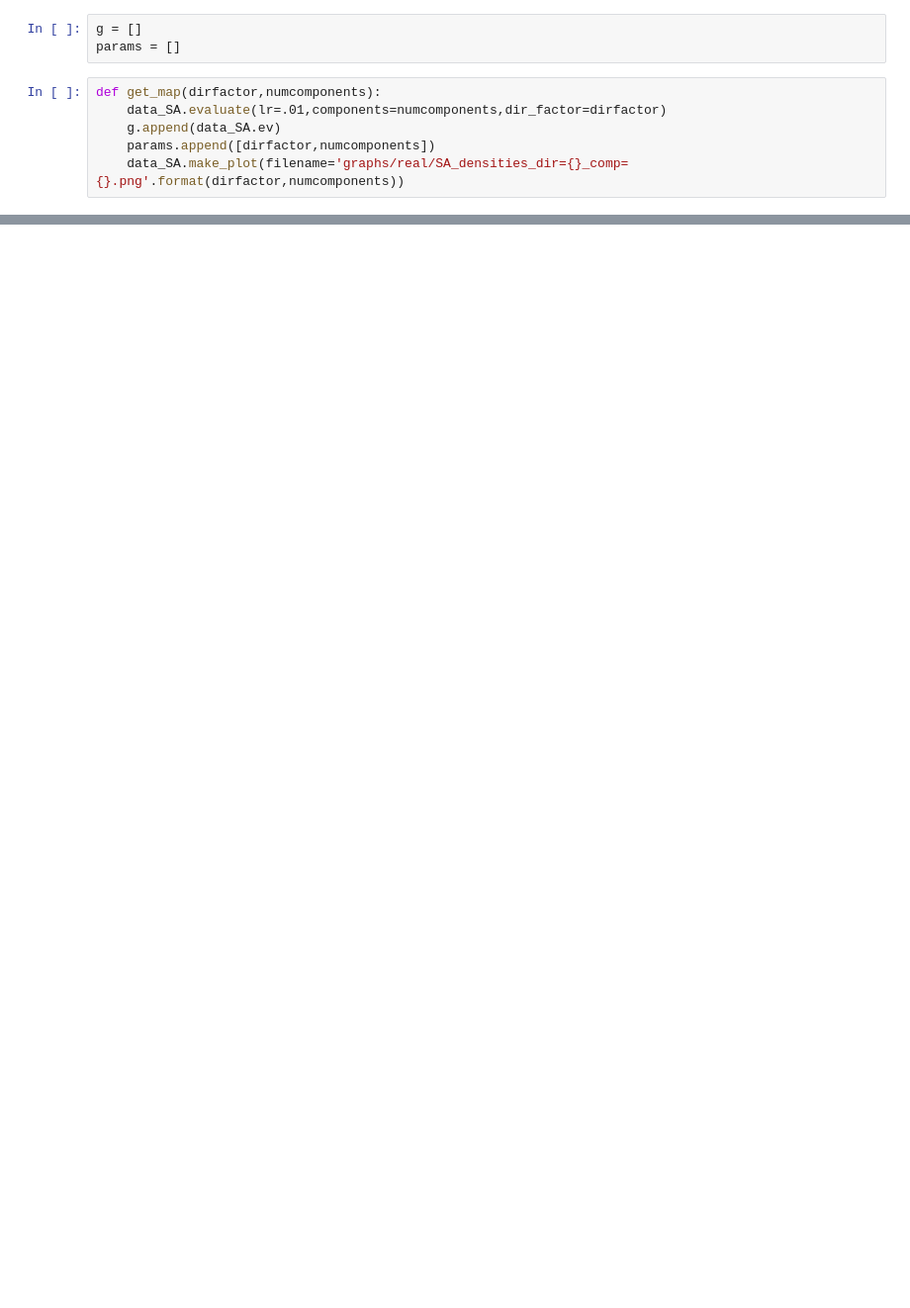
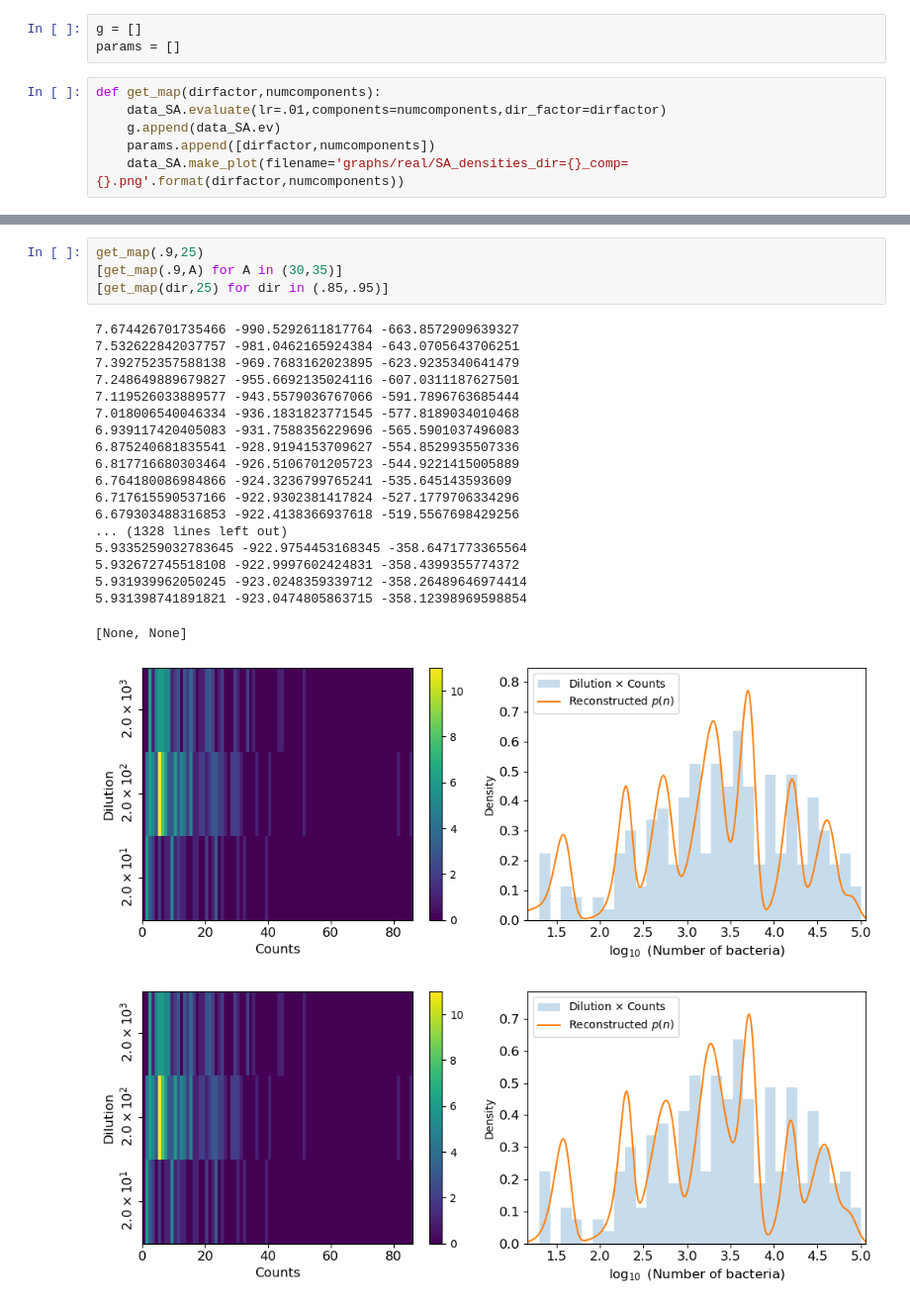
Before and after one commit to PessoaP/REPOP, a Jupyter notebook: check_real.ipynb, the cells around one changed output, grey strips where cells are left out. Shown at 99% size. Saved outputs shown, nothing was run; the diff lists cells and outputs as text; blank space fills up the shorter version.

```diff
--- a/check_real.ipynb
+++ b/check_real.ipynb
@@ -105,0 +69,25 @@ for dir in (.95,.9,.85,.8):
+# %%
+get_map(.9,25)
+[get_map(.9,A) for A in (30,35)]
+[get_map(dir,25) for dir in (.85,.95)]
+# %% [output]
+7.674426701735466 -990.5292611817764 -663.8572909639327
+7.532622842037757 -981.0462165924384 -643.0705643706251
+7.392752357588138 -969.7683162023895 -623.9235340641479
+7.248649889679827 -955.6692135024116 -607.0311187627501
+7.119526033889577 -943.5579036767066 -591.7896763685444
+7.018006540046334 -936.1831823771545 -577.8189034010468
+6.939117420405083 -931.7588356229696 -565.5901037496083
+6.875240681835541 -928.9194153709627 -554.8529935507336
+6.817716680303464 -926.5106701205723 -544.9221415005889
+6.764180086984866 -924.3236799765241 -535.645143593609
+6.717615590537166 -922.9302381417824 -527.1779706334296
+6.679303488316853 -922.4138366937618 -519.5567698429256
+... (1328 lines left out)
+5.9335259032783645 -922.9754453168345 -358.6471773365564
+5.932672745518108 -922.9997602424831 -358.4399355774372
+5.931939962050245 -923.0248359339712 -358.26489646974414
+5.931398741891821 -923.0474805863715 -358.12398969598854
+[None, None]
+[figure, added]
+[figure, added]
```
Also changed, not shown: parts of 7 cells of this notebook, 4 other files.
